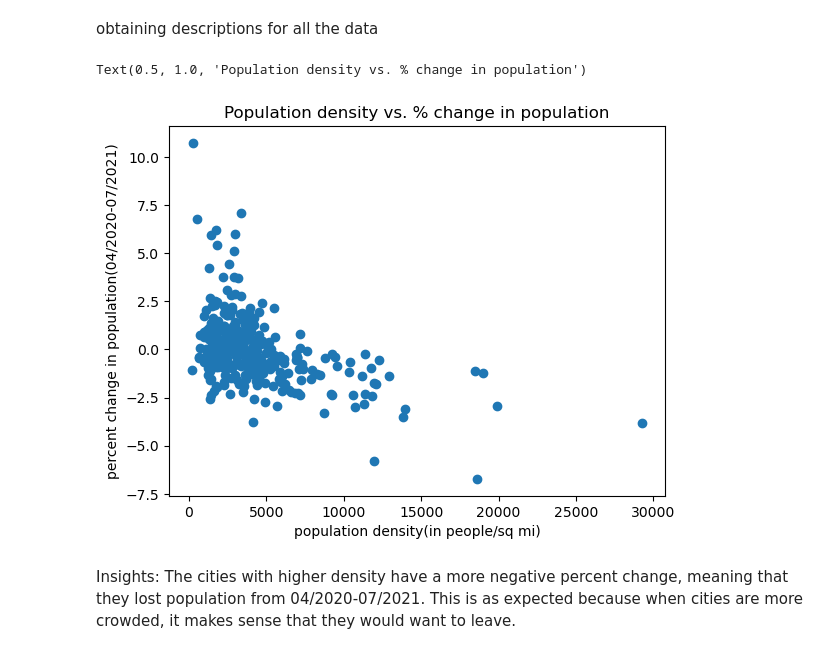
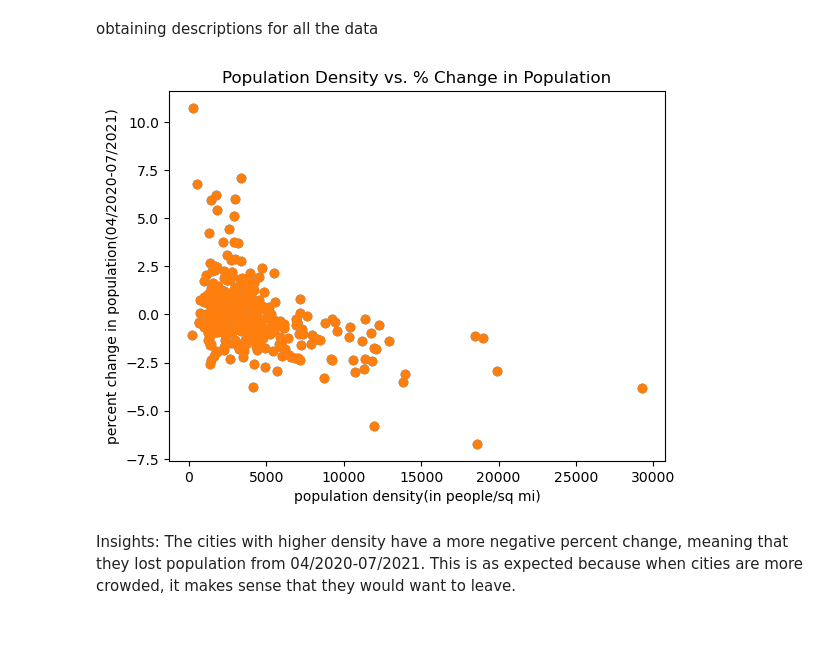
Before and after one commit to ashmanoj/USCitiesWebExtraction, a Jupyter notebook: Coding_Assignment.ipynb, the cells around one changed output. Drawn from its saved outputs; the diff is of its cells as text; code cells hidden in the pictures.

```diff
--- a/Coding_Assignment.ipynb
+++ b/Coding_Assignment.ipynb
@@ -95,5 +96,6 @@ Index(['Rank by Population', 'City', 'State', '2021 Population',
 Ensuring column names are accurate
 # %%
 df = pd.read_csv("US Cities info.csv")
+df = df.drop(columns=['Unnamed: 0'])
 df.head(10)
 # %% [output]
@@ -261,12 +261,14 @@ obtaining descriptions for all the data
 # %%
 #data set columns are str_state, float_area, float_density, float_change, float_population
 
 plt.scatter(float_density, float_change)
+img = plt.scatter(float_density, float_change)
 plt.xlabel("population density(in people/sq mi)")
 plt.ylabel("percent change in population(04/2020-07/2021)")
-plt.title("Population density vs. % change in population")
+plt.title("Population Density vs. % Change in Population")
+
+img.get_figure().savefig("PopulationDensityVsChangeInPopulation", dpi = 300)
 # %% [output]
-Text(0.5, 1.0, 'Population density vs. % change in population')
-[figure, old version]
+[figure, new version]
 # %% [markdown]
 Insights: The cities with higher density have a more negative percent change, meaning that they lost population from 04/2020-07/2021. This is as expected because when cities are more crowded, it makes sense that they would want to leave.
```
Also changed, not shown: parts of 3 cells of this notebook, 2 other files.
